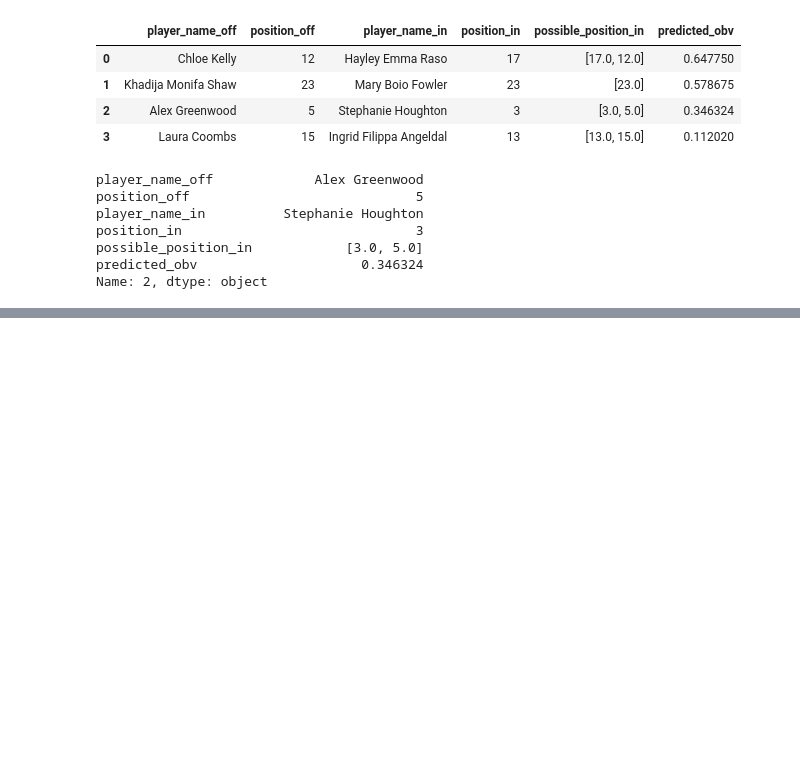
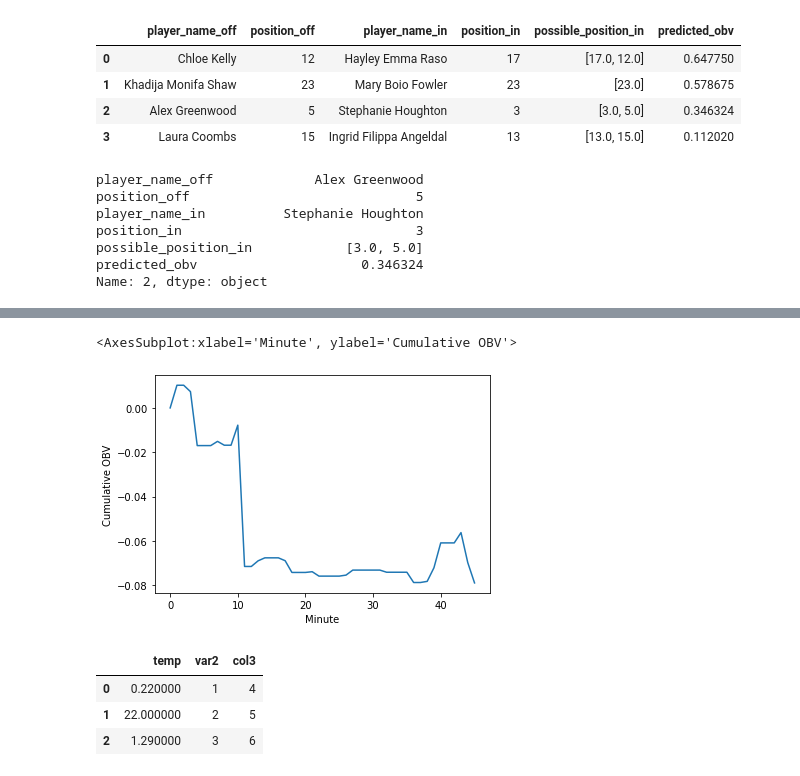
Before and after one commit to Juliette-De/Man-City-Hackathon, a Jupyter notebook: notebooks/Substitutions_exploration.ipynb, the cells around one changed output, grey strips where cells are left out. Cells and saved outputs as stored; diff of their text form; code cells hidden in the pictures; blank space fills up the shorter version.

```diff
--- a/Substitutions.ipynb
+++ b/notebooks/Substitutions_exploration.ipynb
@@ -875,0 +941,32 @@ NameError: name 'timedelta' is not defined
+# %%
+events[(events['match_id'] == 3856030) &
+       (events['minute']<45) &
+       (events['player.id']==15570)].groupby('minute')['obv_total_net'].fillna(0).cumsum().set_axis(
+    np.arange(46)).plot(xlabel = 'Minute', ylabel = 'Cumulative OBV')
+
+
+#.transform(pd.Series.cumsum)
+
+#['obv_total_net'].cumsum().plot(xlabel=np.arange(46))
+# %% [output]
+<AxesSubplot:xlabel='Minute', ylabel='Cumulative OBV'>
+[figure, added]
+# %%
+foo = pd.DataFrame({
+    'temp': [0.22, 22, 1.29],
+    'var2': [1, 2, 3],
+    'col3': [4, 5, 6]
+})
+
+# Setup a DataFrame with corresponding hover values
+tooltips_df = pd.DataFrame(index=foo.index, columns=foo.columns)
+
+tooltips_df.iloc[0,0] = 'ttt'
+
+# Assign tooltips
+foo.style.set_tooltips(tooltips_df)
+# %% [output]
+|  | temp | var2 | col3 |
+| 0 | 0.220000 | 1 | 4 |
+| 1 | 22.000000 | 2 | 5 |
+| 2 | 1.290000 | 3 | 6 |
```
Also changed, not shown: parts of 43 cells of this notebook, 7 other files.
